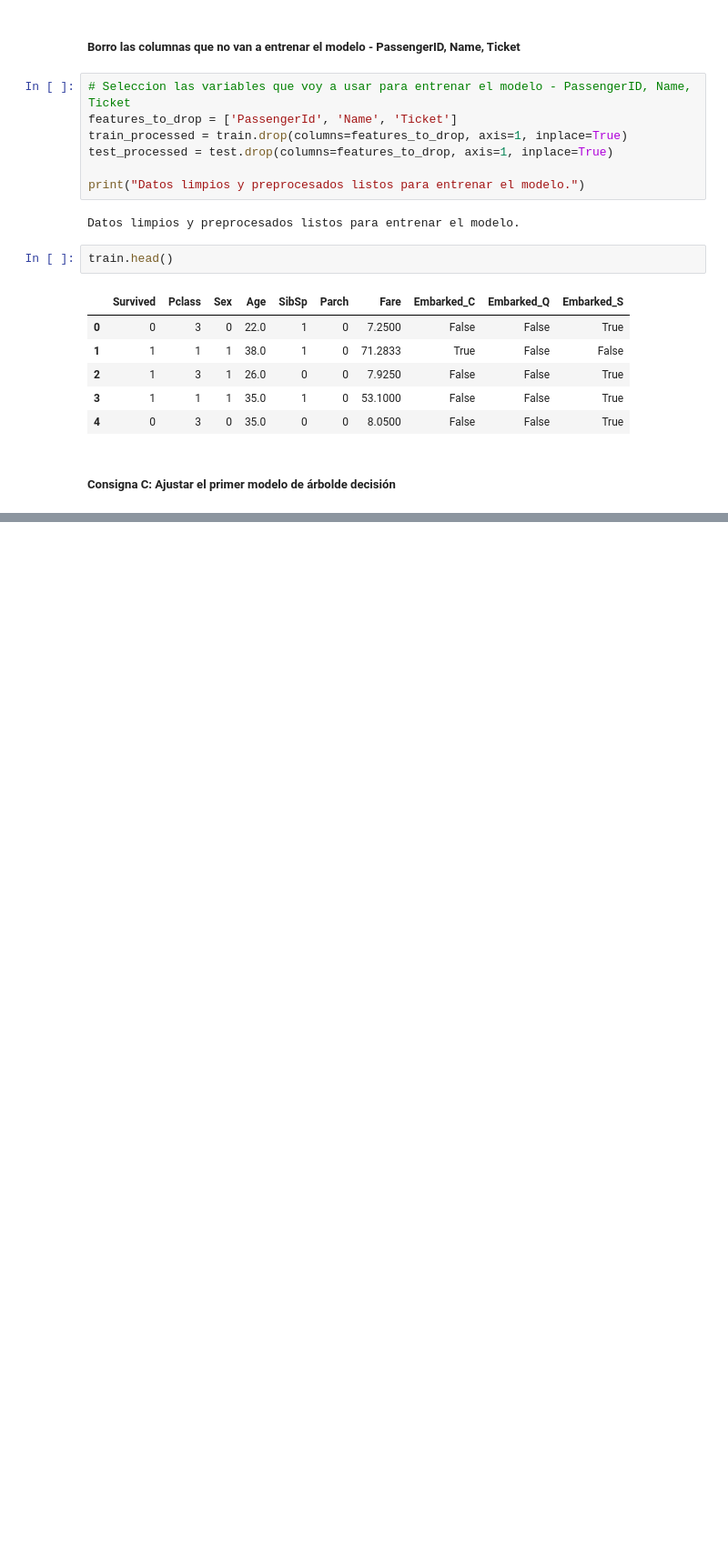
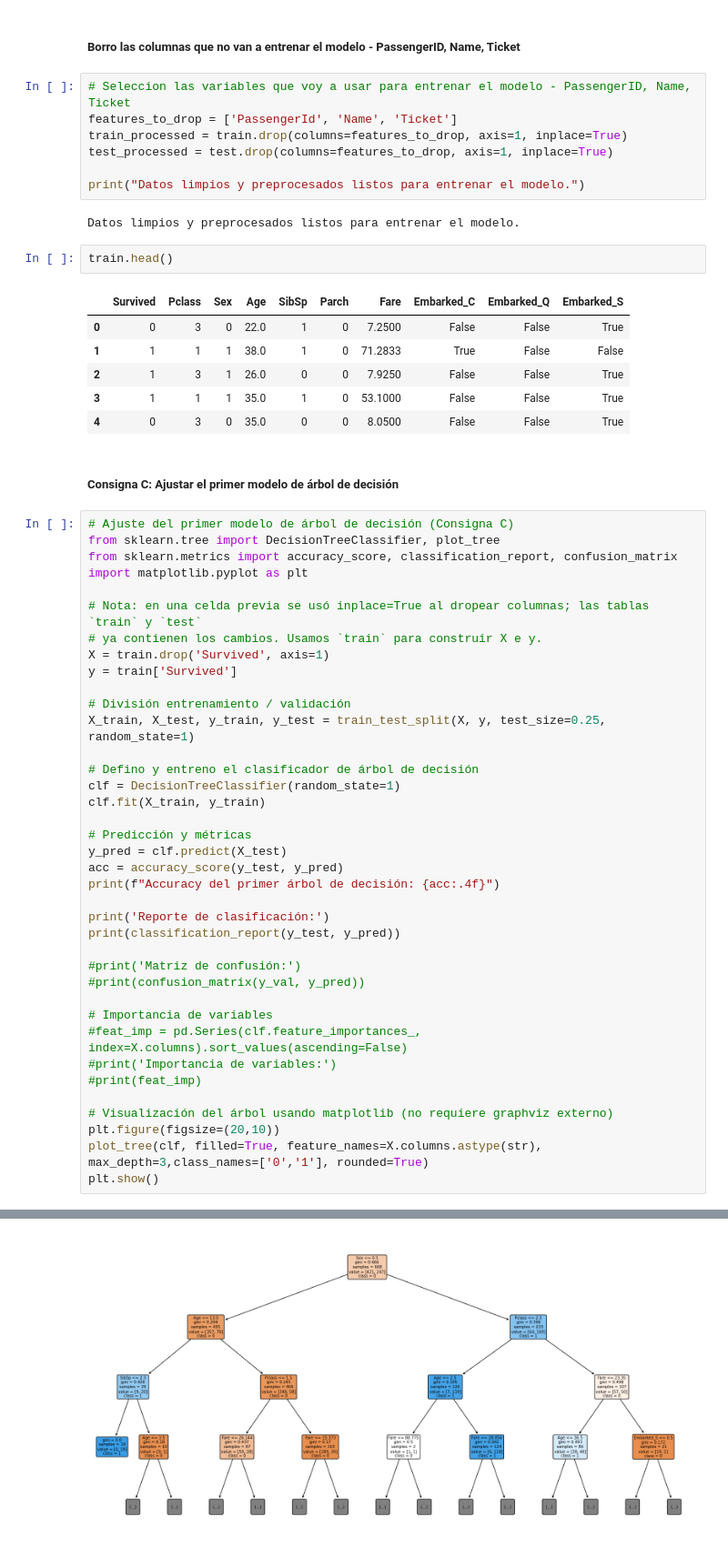
Before and after one commit to joluva/machinelearning, a Jupyter notebook: API_3_Vasquez_Jorge_Luis.ipynb, the cells around one changed output, grey strips where cells are left out. Shown: that part at 91% size. Saved outputs shown, nothing was run; the diff lists cells and outputs as text; blank space fills up the shorter version.

Commit message:
Final y primer enrega API-3

```diff
--- a/API_3_Vasquez_Jorge_Luis.ipynb
+++ b/API_3_Vasquez_Jorge_Luis.ipynb
@@ -278,4 +278,43 @@ train.head()
 | 3 | 1 | 1 | 1 | 35.0 | 1 | 0 | 53.1000 | False | False | True |
 | 4 | 0 | 3 | 0 | 35.0 | 0 | 0 | 8.0500 | False | False | True |
 # %% [markdown]
-##### Consigna C: Ajustar el primer modelo de árbolde decisión
+##### Consigna C: Ajustar el primer modelo de árbol de decisión
+# %%
+# Ajuste del primer modelo de árbol de decisión (Consigna C)
+from sklearn.tree import DecisionTreeClassifier, plot_tree
+from sklearn.metrics import accuracy_score, classification_report, confusion_matrix
+import matplotlib.pyplot as plt
+
+# Nota: en una celda previa se usó inplace=True al dropear columnas; las tablas `train` y `test`
+# ya contienen los cambios. Usamos `train` para construir X e y.
+X = train.drop('Survived', axis=1)
+y = train['Survived']
+
+# División entrenamiento / validación
+X_train, X_test, y_train, y_test = train_test_split(X, y, test_size=0.25, random_state=1)
+
+# Defino y entreno el clasificador de árbol de decisión
+clf = DecisionTreeClassifier(random_state=1)
+clf.fit(X_train, y_train)
+
+# Predicción y métricas
+y_pred = clf.predict(X_test)
+acc = accuracy_score(y_test, y_pred)
+print(f"Accuracy del primer árbol de decisión: {acc:.4f}")
+
+print('Reporte de clasificación:')
+print(classification_report(y_test, y_pred))
+
+#print('Matriz de confusión:')
+#print(confusion_matrix(y_val, y_pred))
+
+# Importancia de variables
+#feat_imp = pd.Series(clf.feature_importances_, index=X.columns).sort_values(ascending=False)
+#print('Importancia de variables:')
+#print(feat_imp)
+
+# Visualización del árbol usando matplotlib (no requiere graphviz externo)
+plt.figure(figsize=(20,10))
+plot_tree(clf, filled=True, feature_names=X.columns.astype(str), max_depth=3,class_names=['0','1'], rounded=True)
+plt.show()
+# %% [output]
@@ -281,0 +331 @@ train.head()
+[figure, added]
```
Also changed, not shown: parts of 5 cells of this notebook.
